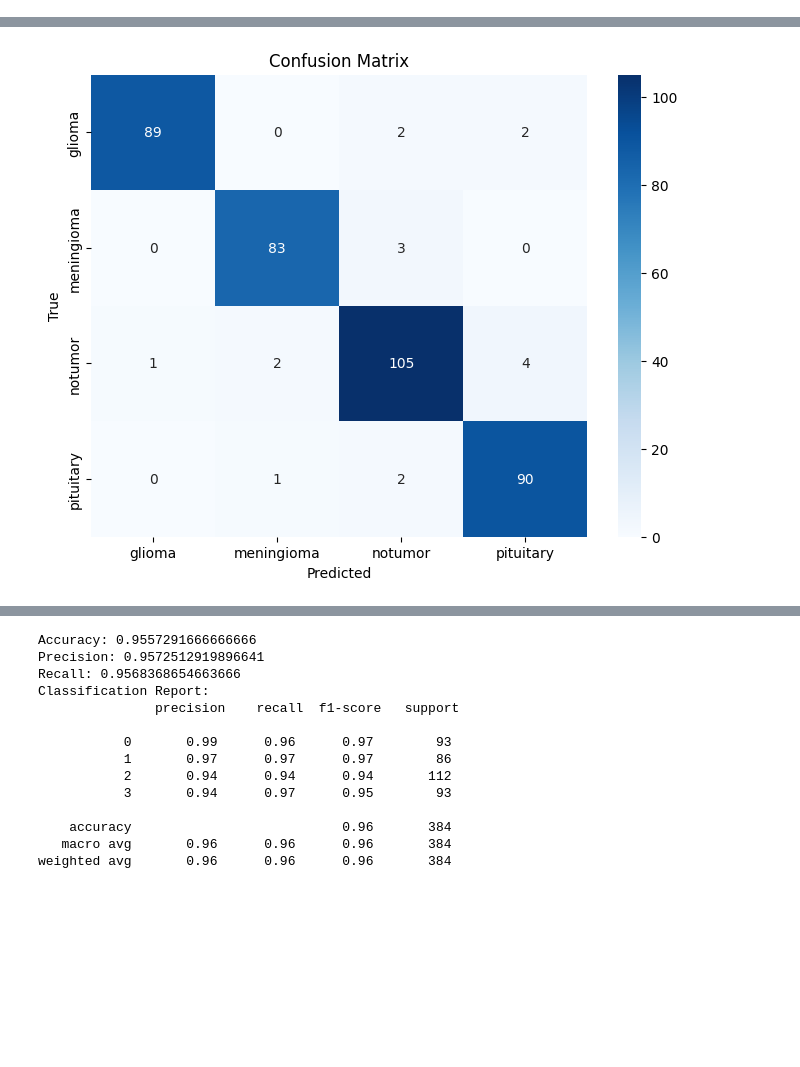
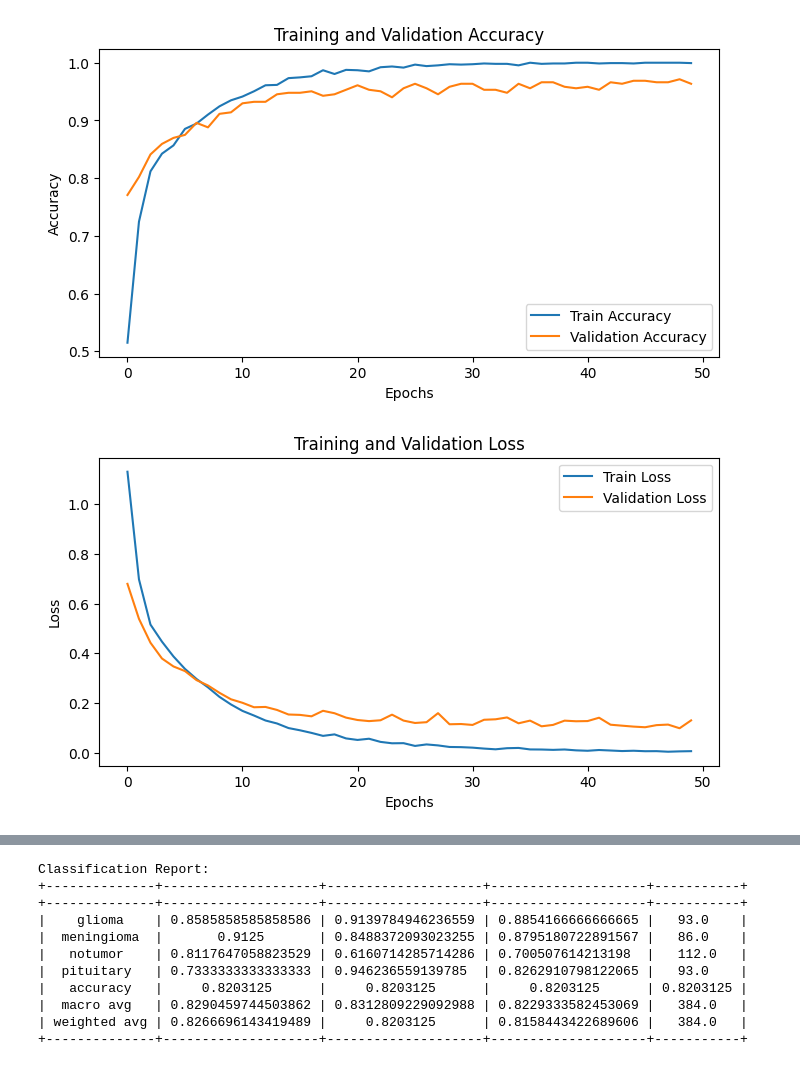
Before and after one commit to mtwchuang/CSC3009-Brain-Tumor-Detection, a Jupyter notebook: DenseNet.ipynb, the cells around one changed output, grey strips where cells are left out. Cells and saved outputs as stored; diff of their text form; code cells hidden in the pictures; blank space fills up the shorter version.

Commit message:
clean up DenseNet

```diff
--- a/DenseNet.ipynb
+++ b/DenseNet.ipynb
@@ -99,29 +110,8 @@ plot_metrics(history)
 # %%
-# Make predictions
-predictions = model.predict(x_val)
-predicted_classes = np.argmax(predictions, axis=1)
-true_classes = np.argmax(y_val, axis=1)
-conf_matrix = confusion_matrix(true_classes, predicted_classes)
-
-class_names = ['glioma', 'meningioma', 'notumor', 'pituitary']
-plt.figure(figsize=(8, 6))
-sns.heatmap(conf_matrix, annot=True, fmt='d', cmap='Blues', xticklabels=class_names, yticklabels=class_names)
-plt.title('Confusion Matrix')
-plt.xlabel('Predicted')
-plt.ylabel('True')
-plt.show()
-
-# Evaluation metrics
-accuracy = accuracy_score(true_classes, predicted_classes)
-precision = precision_score(true_classes, predicted_classes, average='macro')
-recall = recall_score(true_classes, predicted_classes, average='macro')
-
-print("Accuracy:", accuracy)
-print("Precision:", precision)
-print("Recall:", recall)
-
-# Confusion Matrix and Classification Report
-
-class_report = classification_report(true_classes, predicted_classes)
-print("Classification Report:\n", class_report)
+# Print Accuracy graph, Loss graph, Confusion Matrix and Classification Report
+plot_metrics(history)
+best_densenetModel = load_model('model_checkpoints/DenseNet_brain_tumor.keras')
+plot_confusion_matrix(best_densenetModel)
 # %% [output]
+[figure, new version]
+[figure, added]
@@ -129 +118,0 @@ print("Classification Report:\n", class_report)
-[figure, old version]
@@ -130,14 +120,11 @@ print("Classification Report:\n", class_report)
-Accuracy: 0.9557291666666666
-Precision: 0.9572512919896641
-Recall: 0.9568368654663666
 Classification Report:
-               precision    recall  f1-score   support
-
-           0       0.99      0.96      0.97        93
-           1       0.97      0.97      0.97        86
-           2       0.94      0.94      0.94       112
-           3       0.94      0.97      0.95        93
-
-    accuracy                           0.96       384
-   macro avg       0.96      0.96      0.96       384
-weighted avg       0.96      0.96      0.96       384
++--------------+--------------------+--------------------+--------------------+-----------+
++--------------+--------------------+--------------------+--------------------+-----------+
+|    glioma    | 0.8585858585858586 | 0.9139784946236559 | 0.8854166666666665 |   93.0    |
+|  meningioma  |       0.9125       | 0.8488372093023255 | 0.8795180722891567 |   86.0    |
+|   notumor    | 0.8117647058823529 | 0.6160714285714286 | 0.700507614213198  |   112.0   |
+|  pituitary   | 0.7333333333333333 | 0.946236559139785  | 0.8262910798122065 |   93.0    |
+|   accuracy   |     0.8203125      |     0.8203125      |     0.8203125      | 0.8203125 |
+|  macro avg   | 0.8290459744503862 | 0.8312809229092988 | 0.8229333582453069 |   384.0   |
+| weighted avg | 0.8266696143419489 |     0.8203125      | 0.8158443422689606 |   384.0   |
++--------------+--------------------+--------------------+--------------------+-----------+
```
Also changed, not shown: parts of 6 cells of this notebook.
